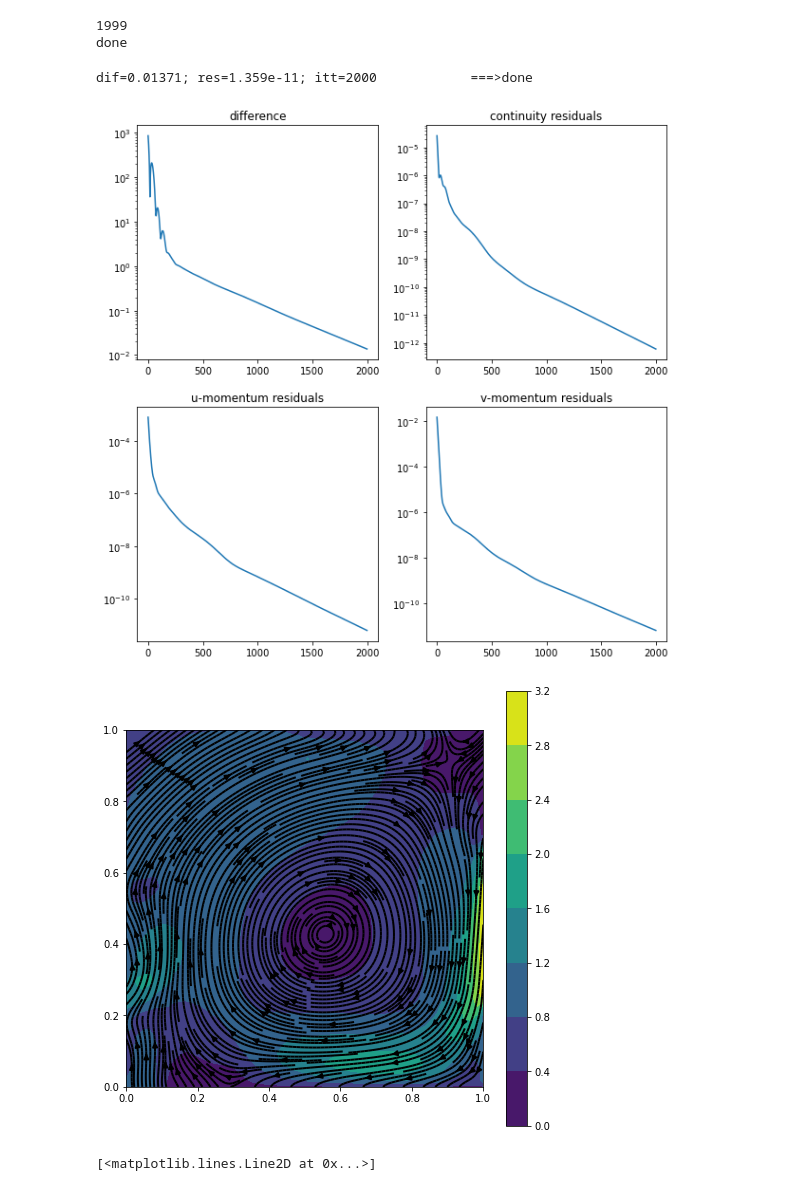
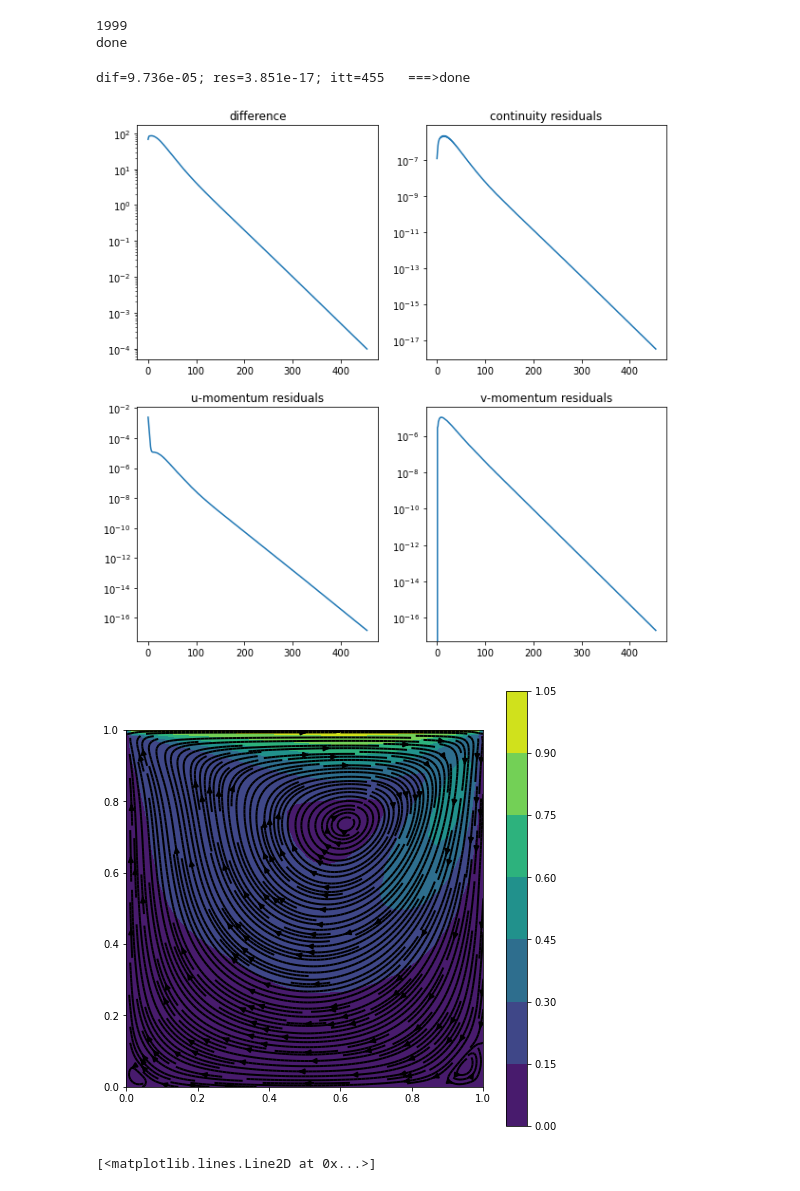
Before and after one commit to jh6220/SIMPLEsquare, a Jupyter notebook: Notebook.ipynb, the cells around one changed output. Saved outputs shown, nothing was run; the diff lists cells and outputs as text; code cells hidden in the pictures.

```diff
--- a/Notebook.ipynb
+++ b/Notebook.ipynb
@@ -85,28 +117,29 @@ done
 # %%
 n = 30
 rho = 1
 mu = 0.01
 nx = ny = n
 dt = 0.1
-alpha_uv = 0.05
-alpha_p = 0.02
+alpha_uv = 0.8
+alpha_p = 0.4
 CDS = True
 order = 1
 
 i = 0
-BCu_slice = BCu[i]
-BCv_slice = BCv[i]
+BCu_slice = np.zeros((4,n+2))
+BCv_slice = np.zeros((4,n+2))
+BCu_slice[2,:] = 1
 
 x = sf.get1Dgrid(n+1,order)
 y = x
 prob = sf.CFDproblem(x,y, 1, 0.01, BCu_slice, BCv_slice,dt,alpha_uv,alpha_p,CDS)
 u,v,p,log = sf.SolveProblem(prob,showProgress=True)
 af.PlotConvergence(log)
 af.PlotFlow(u,v,prob)
 # %% [output]
-dif=0.01371; res=1.359e-11; itt=2000            ===>done
+dif=9.736e-05; res=3.851e-17; itt=455   ===>done
-[figure, old version]
+[figure, new version]
-[figure, old version]
+[figure, new version]
 # %%
 u_old = np.load(r"DataDC/datasetDC_u_30_1_5.npy")
 v_old = np.load(r"DataDC/datasetDC_v_30_1_5.npy")
```
Also changed, not shown: parts of 10 cells of this notebook, 45 other files.
